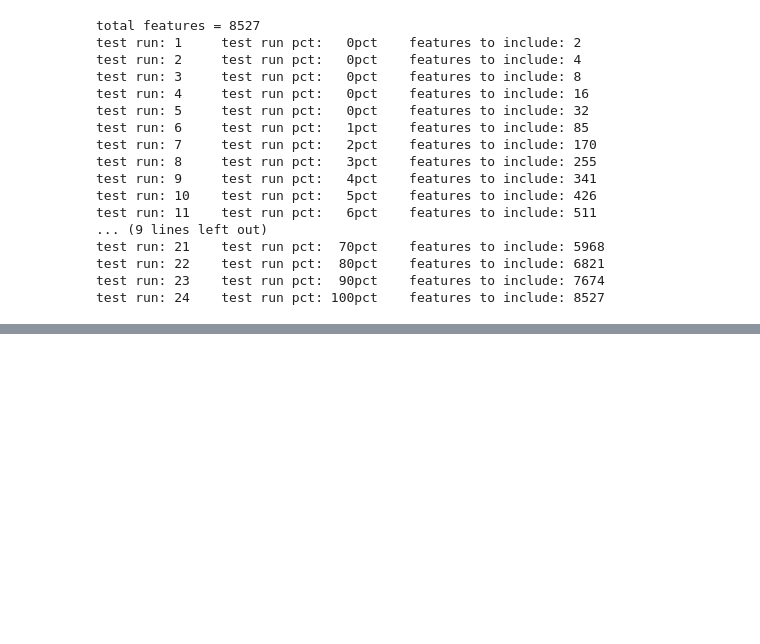
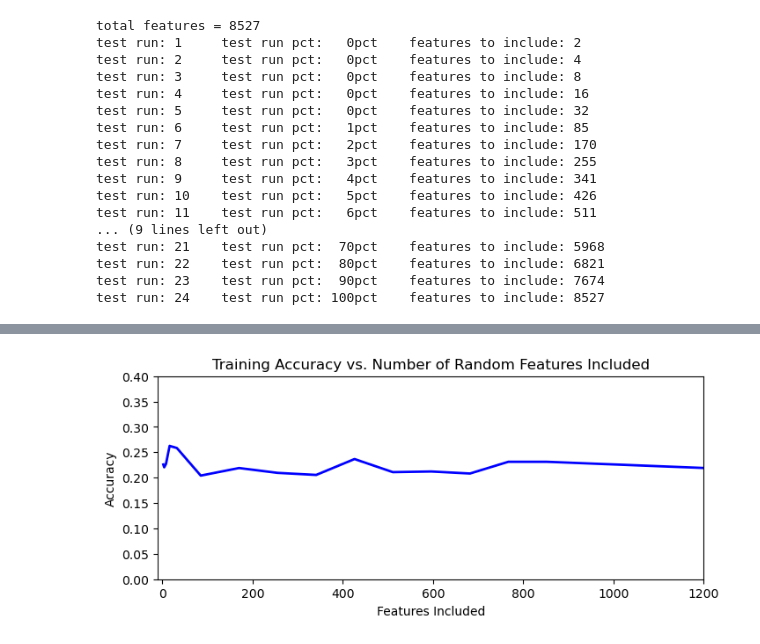
Before and after one commit to TOM-BOHN/MsDS-news-articles-categorization, a Jupyter notebook: news-articles-categorization.ipynb, the cells around one changed output, grey strips where cells are left out. Saved outputs shown, nothing was run; the diff lists cells and outputs as text; code cells hidden in the pictures; blank space fills up the shorter version.

```diff
--- a/news-articles-categorization.ipynb
+++ b/news-articles-categorization.ipynb
@@ -1274,0 +1318,24 @@ df_saved_file
+# %%
+data = [( 1,   2,0.2259), ( 2,   4,0.2204), ( 3,   8,0.2272), ( 4,  16,0.2626), ( 5,  32,0.2585),
+        ( 6,  85,0.2041), ( 7, 170,0.2190), ( 8, 255,0.2095), ( 9, 341,0.2054), (10, 426,0.2367),
+        (11, 511,0.2109), (12, 596,0.2122), (13, 682,0.2082), (14, 767,0.2313), (15, 852,0.2313),
+        (16,1705,0.2014), (17,2558,0.2027), (18,3410,0.1714), (19,4263,0.4263), (20,5116,0.2354),
+       ]
+feature_test_acc = pd.DataFrame(data, columns =['run', 'size', 'acc'])
+# %%
+# create figure
+fig = plt.figure(figsize=(8,3))
+ax = fig.add_subplot(111)
+# define x and y
+x = feature_test_acc['size']
+y = feature_test_acc['acc']
+plt.plot(np.arange(0,5000,1),[1] * 5000, color='orange', lw=1, linestyle='--')
+plt.plot(x, y, color='blue', lw=2)
+plt.xlabel('Features Included')
+plt.ylabel('Accuracy')
+plt.title('Training Accuracy vs. Number of Random Features Included')
+ax.set_xlim([-10, 1200])
+ax.set_ylim([0, .4])
+plt.show()
+# %% [output]
+[figure, added]
```
Also changed, not shown: parts of 64 cells of this notebook.
